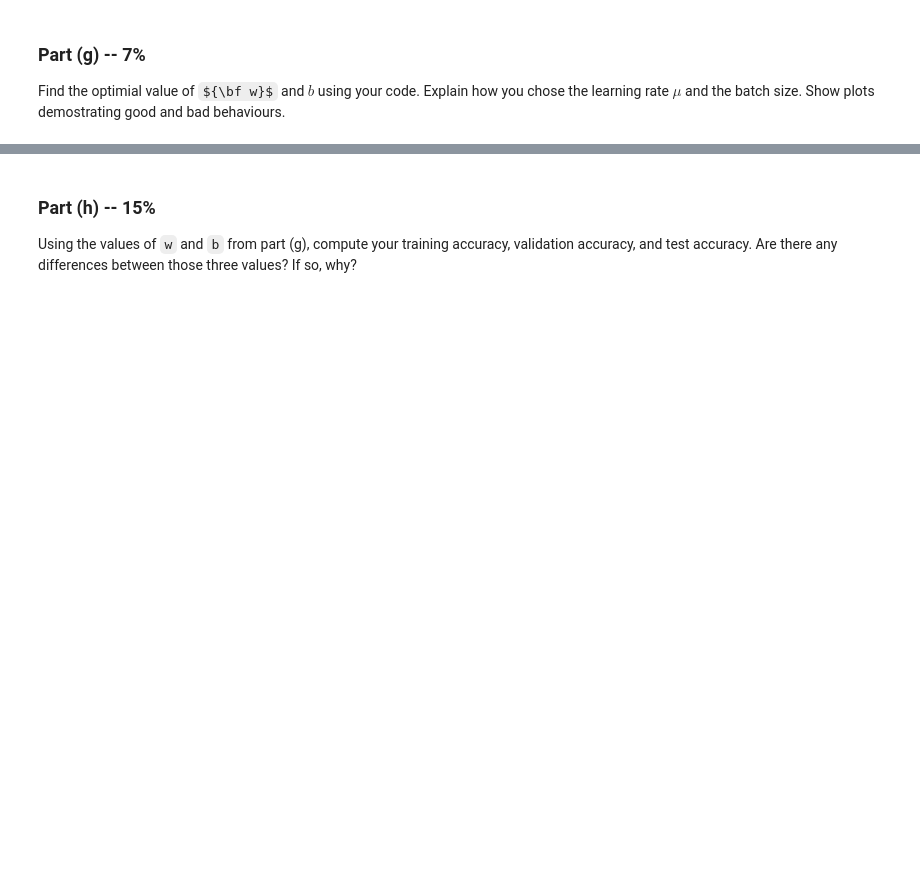
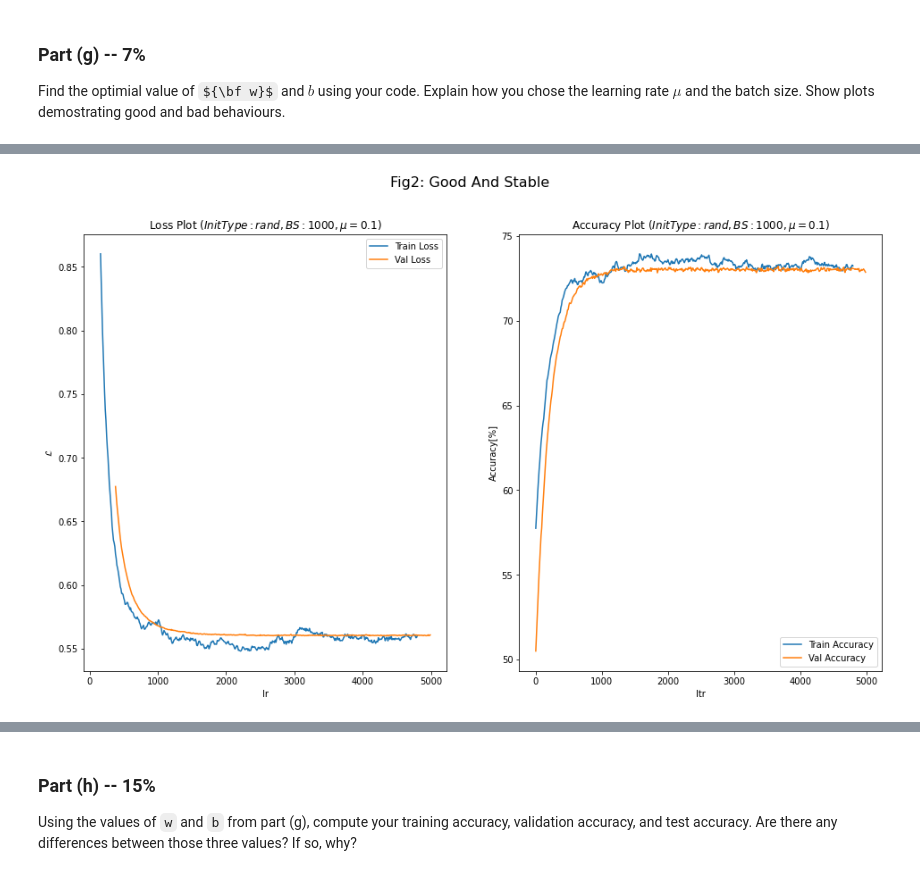
Before and after one commit to efraimam/introToDLAss1, a Jupyter notebook: Assignment1.ipynb, the cells around one changed output, grey strips where cells are left out. Saved outputs shown, nothing was run; the diff lists cells and outputs as text; code cells hidden in the pictures; some formulas as TeX source; blank space fills up the shorter version.

```diff
--- a/Assignment1.ipynb
+++ b/Assignment1.ipynb
@@ -512,0 +653,5 @@ b0 = np.random.randn(1)[0]
+# %%
+#Good but and stable
+Loss_Acc_Plots(idx=17, supTitle='Fig2: Good And Stable', params_tuples_list=params_tuples_list,analysis_dict_list=analysis_dict_list)
+# %% [output]
+[figure, added]
```
Also changed, not shown: parts of 21 cells of this notebook.
